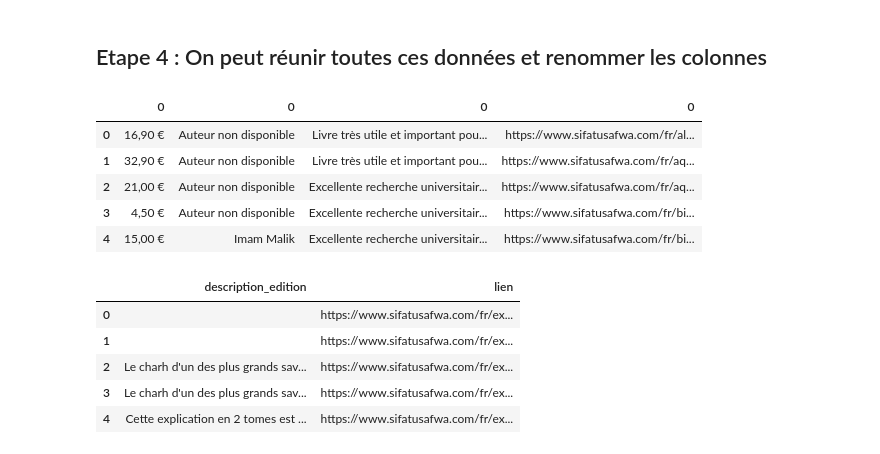
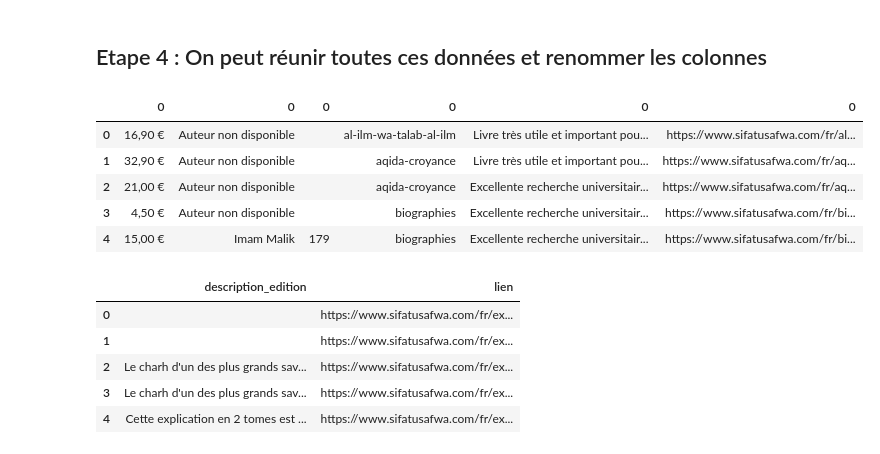
Before and after one commit to eliascopyright/site_analysis, a Jupyter notebook: notebooks/fiqhmaliki-extract-2.ipynb, the cells around one changed output. Saved outputs shown, nothing was run; the diff lists cells and outputs as text; code cells hidden in the pictures.

```diff
--- a/notebooks/fiqhmaliki-extract-2.ipynb
+++ b/notebooks/fiqhmaliki-extract-2.ipynb
@@ -117,6 +127,7 @@ dfs = []
 prices = []
 auteurs = []
 dates = []
+domaines = []
 i = 0
 for url in urls:
     i = i+1
@@ -126,7 +137,6 @@ for url in urls:
     s = soup.find('section', id ='main')
 
     #On vérifie si l'auteur du livre est disponible:
-    # url = 'https://www.sifatusafwa.com/fr/fiqh-maliki/ikhtiyarat-al-hafidh-ibn-abdil-barr-al-fiqhiya.html'
     s_auteur = s.find("a", class_= 'pro_extra_info_brand') #Si on divise pas en s_auteur et s_prix le find deviendra une liste car ce sera un find d'un find...
 
     #Soit pas d'auteur, soit auteur avec date, soit auteur sans date, soit auteur avec date mais deux
@@ -154,14 +164,18 @@ for url in urls:
     else: #Pas d'auteur
         auteurs.append('Auteur non disponible')
         dates.append('') #pour pas qu'il y ait de décalage: un auteur avec la date de décès de l'auteur suivant
+
     #On met le prix
     s_prix = s.find("span", class_ = 'price')
     try:
         price = s_prix.text
         prices.append(price)
 
-    except AttributeError: #s.find eset une liste et .text n'existe pas pour une liste
+    except AttributeError: #s.find eset une liste et .text n'existe pas pour une liste: normalement plus d'erreur
         print(url, type(s))
+    #Ajout du domaine:
+    domaine = url.split('/')[4]
+    domaines.append(domaine)
 # %% [output]
 url numero 1 / 136 0.7352941176470588 %
 url numero 2 / 136 1.4705882352941175 %
@@ -256,7 +262,8 @@ descriptions_edition = []
 i = 0
 for url in urls:
     i = i+1
-    print('url numero', i, '/', len(urls), (i/len(urls))*100, "%")
+    if i%10 == 0:
+        print('url numero', i, '/', len(urls), (i/len(urls))*100, "%")
     r = requests.get(url)
     soup = BeautifulSoup(r.content, 'html.parser')
     s = soup.find('section', id ='main')
@@ -273,7 +280,7 @@ for url in urls:
             char = char + 1
             descriptions.append(description)
     except AttributeError as e:
-        print('erreur url', url, e)
+        print('erreur url', url, e)#ces liens ne renvoient plus vers des livres, pas important
 
 
     #description d'édition: table avec juste ce qu'il faut car plusieurs editions pas toujours disponible, on fera une jointure sur le site si
@@ -334,15 +326,17 @@ Name: auteur, Length: 336, dtype: object
 # %%
 M_supplement = pd.concat((pd.DataFrame(prices),\
             pd.DataFrame(auteurs),\
+            pd.DataFrame(dates),\
+            pd.DataFrame(domaines),\
             pd.DataFrame(descriptions),\
             pd.DataFrame(urls)), axis = 1)
 M_supplement.head()
 # %% [output]
-|  | 0 | 0 | 0 | 0 |
-| 0 | 16,90 € | Auteur non disponible | Livre très utile et important pou... | https://www.sifatusafwa.com/fr/al... |
-| 1 | 32,90 € | Auteur non disponible | Livre très utile et important pou... | https://www.sifatusafwa.com/fr/aq... |
-| 2 | 21,00 € | Auteur non disponible | Excellente recherche universitair... | https://www.sifatusafwa.com/fr/aq... |
-| 3 | 4,50 € | Auteur non disponible | Excellente recherche universitair... | https://www.sifatusafwa.com/fr/bi... |
-| 4 | 15,00 € | Imam Malik | Excellente recherche universitair... | https://www.sifatusafwa.com/fr/bi... |
+|  | 0 | 0 | 0 | 0 | 0 | 0 |
+| 0 | 16,90 € | Auteur non disponible |  | al-ilm-wa-talab-al-ilm | Livre très utile et important pou... | https://www.sifatusafwa.com/fr/al... |
+| 1 | 32,90 € | Auteur non disponible |  | aqida-croyance | Livre très utile et important pou... | https://www.sifatusafwa.com/fr/aq... |
+| 2 | 21,00 € | Auteur non disponible |  | aqida-croyance | Excellente recherche universitair... | https://www.sifatusafwa.com/fr/aq... |
+| 3 | 4,50 € | Auteur non disponible |  | biographies | Excellente recherche universitair... | https://www.sifatusafwa.com/fr/bi... |
+| 4 | 15,00 € | Imam Malik | 179 | biographies | Excellente recherche universitair... | https://www.sifatusafwa.com/fr/bi... |
 # %%
 #Renommer les colonnes:
```
Also changed, not shown: parts of 12 cells of this notebook, 4 other files.
